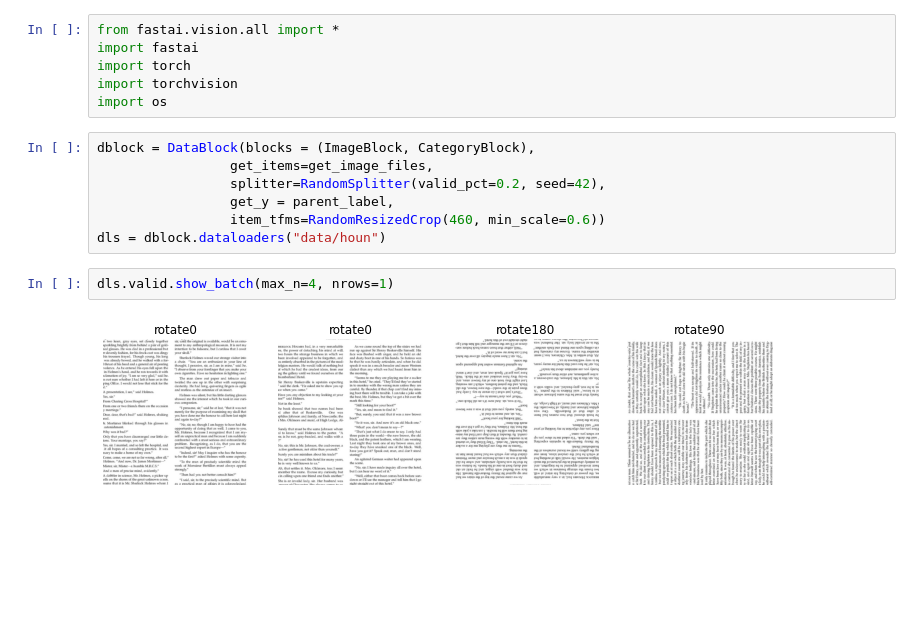
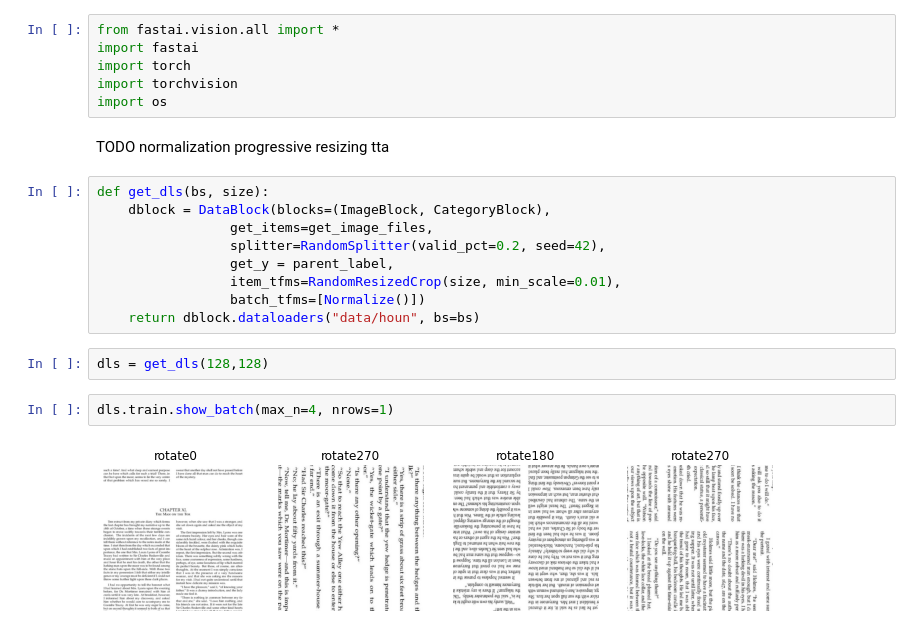
Before and after one commit to kchalupova/rotation, a Jupyter notebook: train.ipynb, the cells around one changed output. Cells and saved outputs as stored; diff of their text form; blank space fills up the shorter version.

Commit message:
Improve model in train.ipynb

```diff
--- a/train.ipynb
+++ b/train.ipynb
@@ -4,15 +4,24 @@ import fastai
 import torch
 import torchvision
 import os
+# %% [markdown]
+TODO
+normalization
+progressive resizing
+tta
+# %%
+def get_dls(bs, size):
+    dblock = DataBlock(blocks=(ImageBlock, CategoryBlock),
+                 get_items=get_image_files,
+                 splitter=RandomSplitter(valid_pct=0.2, seed=42),
+                 get_y = parent_label,
+                 item_tfms=RandomResizedCrop(size, min_scale=0.01),
+                 batch_tfms=[Normalize()])
+    return dblock.dataloaders("data/houn", bs=bs)
 # %%
-dblock = DataBlock(blocks = (ImageBlock, CategoryBlock),
-                 get_items=get_image_files,
-                 splitter=RandomSplitter(valid_pct=0.2, seed=42),
-                 get_y = parent_label,
-                 item_tfms=RandomResizedCrop(460, min_scale=0.6))
-dls = dblock.dataloaders("data/houn")
+dls = get_dls(128,128)
 # %%
-dls.valid.show_batch(max_n=4, nrows=1)
+dls.train.show_batch(max_n=4, nrows=1)
 # %% [output]
-[figure, old version]
+[figure, new version]
 # %%
```
Also changed, not shown: parts of 9 cells of this notebook.
